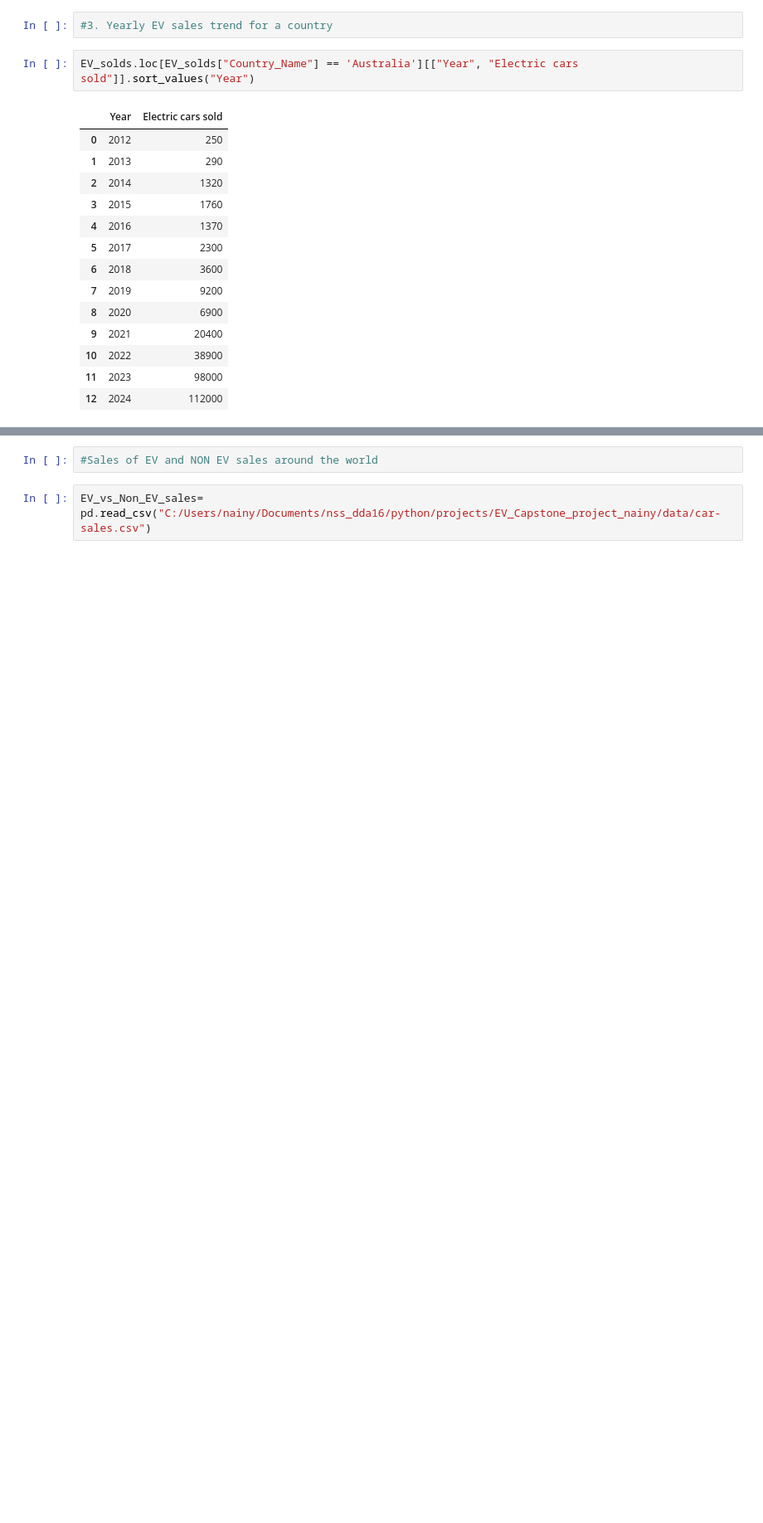
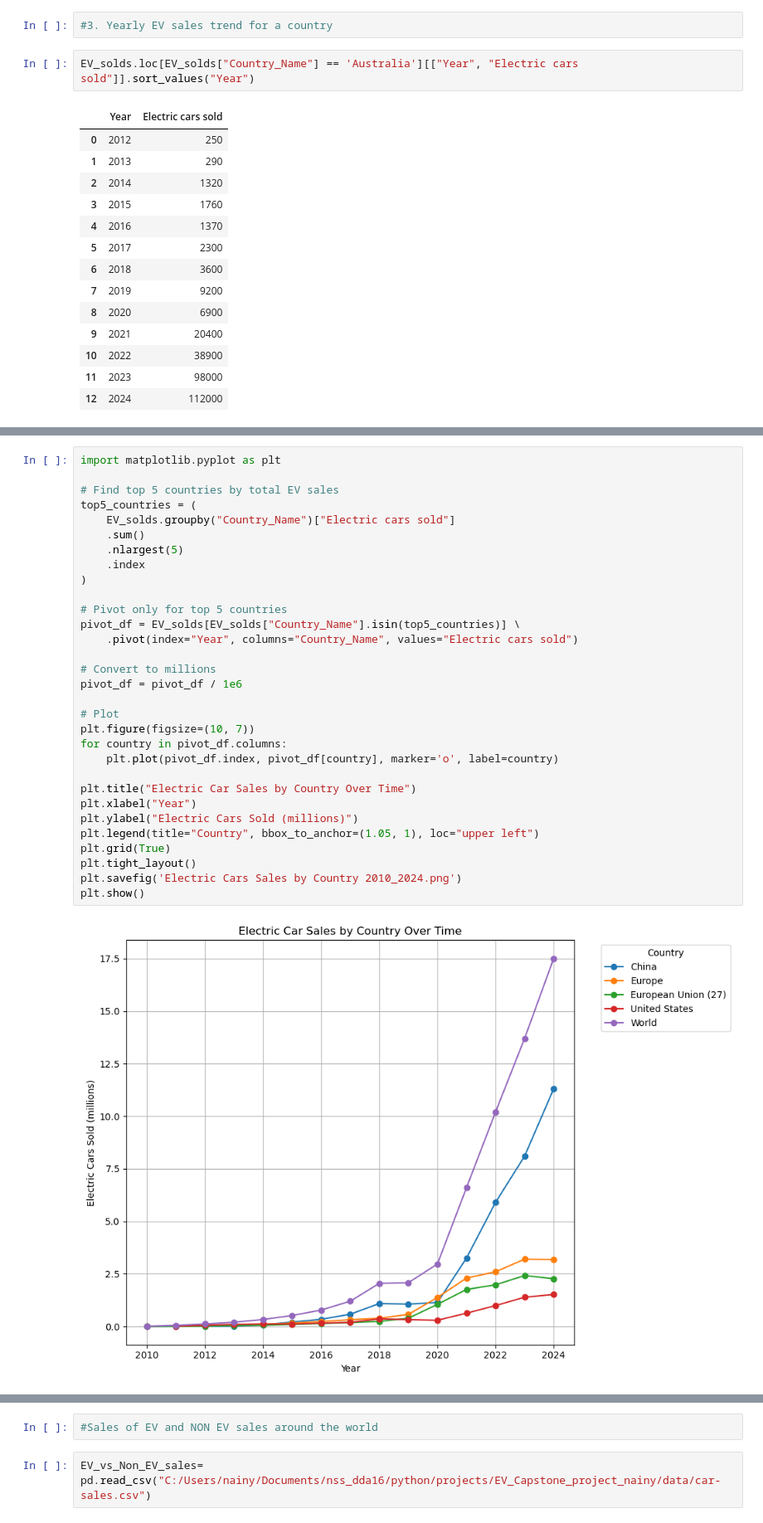
Before and after one commit to nainyb/Capstone_project_nainy, a Jupyter notebook: notebook/EV CARS in world.ipynb, the cells around one changed output, grey strips where cells are left out. Shown at 83% size. Drawn from its saved outputs; the diff is of its cells as text; blank space fills up the shorter version.

```diff
--- a/notebook/EV CARS in world.ipynb
+++ b/notebook/EV CARS in world.ipynb
@@ -163,0 +240,33 @@ plt.show()
+# %%
+import matplotlib.pyplot as plt
+
+# Find top 5 countries by total EV sales
+top5_countries = (
+    EV_solds.groupby("Country_Name")["Electric cars sold"]
+    .sum()
+    .nlargest(5)
+    .index
+)
+
+# Pivot only for top 5 countries
+pivot_df = EV_solds[EV_solds["Country_Name"].isin(top5_countries)] \
+    .pivot(index="Year", columns="Country_Name", values="Electric cars sold")
+
+# Convert to millions
+pivot_df = pivot_df / 1e6
+
+# Plot
+plt.figure(figsize=(10, 7))
+for country in pivot_df.columns:
+    plt.plot(pivot_df.index, pivot_df[country], marker='o', label=country)
+
+plt.title("Electric Car Sales by Country Over Time")
+plt.xlabel("Year")
+plt.ylabel("Electric Cars Sold (millions)")
+plt.legend(title="Country", bbox_to_anchor=(1.05, 1), loc="upper left")
+plt.grid(True)
+plt.tight_layout()
+plt.savefig('Electric Cars Sales by Country 2010_2024.png')
+plt.show()
+# %% [output]
+[figure, added]
```
Also changed, not shown: parts of 17 cells of this notebook, 19 other files.
